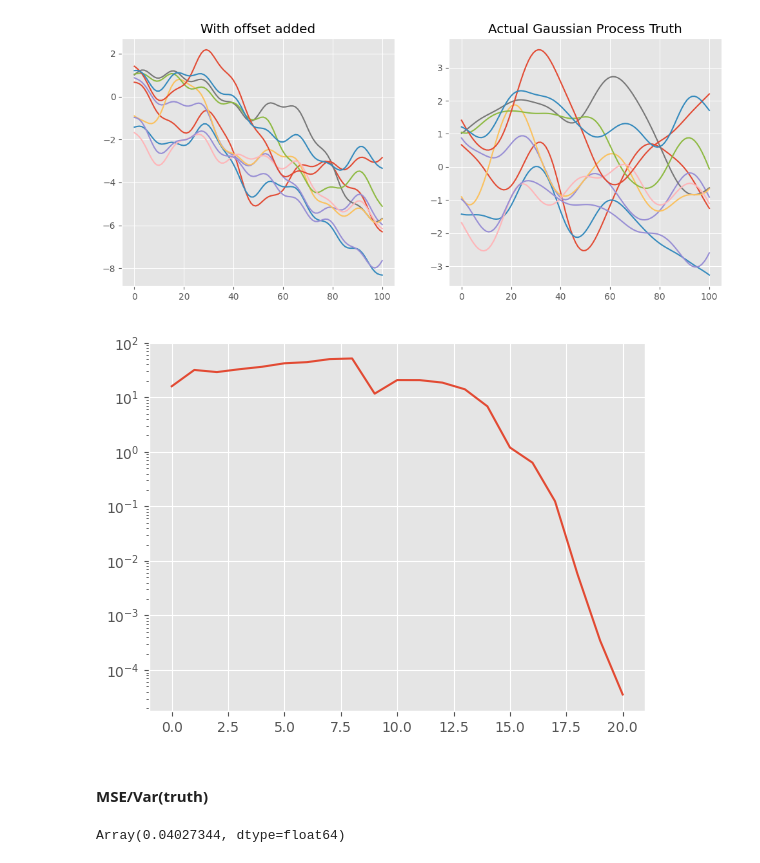
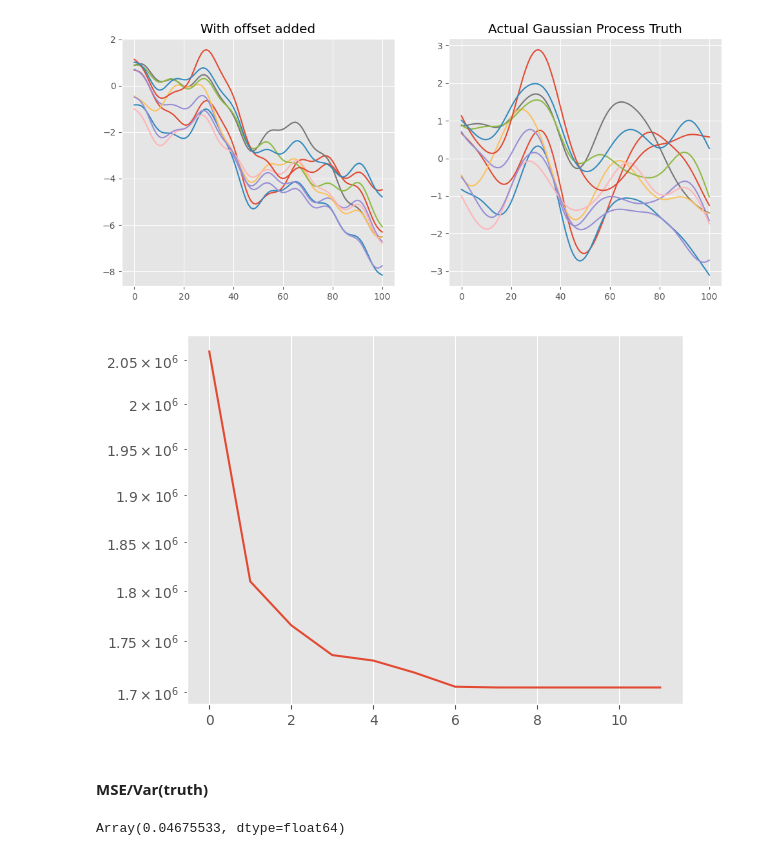
Before and after one commit to ihmeuw-msca/kreg, a Jupyter notebook: examples/basic_example.ipynb, the cells around one changed output. Cells and saved outputs as stored; diff of their text form; code cells hidden in the pictures.

Commit message:
Added a sort to the basic example to line up with the current sorting of covariates. Also, fixed a bug in linesearch we were missing a minus sign in the armijo condition

```diff
--- a/examples/basic_example.ipynb
+++ b/examples/basic_example.ipynb
@@ -18,9 +19,9 @@ plt.style.use("ggplot")
 # %%
-age_grid = jnp.arange(0, 101, 1)
+age_grid = jnp.arange(0., 101, 1)
 location_ids = jnp.arange(0, 1000)
-location_signature = jnp.vstack(
+location_signature = np.sort(jnp.vstack(
     [location_ids % 10, location_ids % 100, location_ids]
-).T
+).T,axis=0)
 
 full_X = cartesian_prod(location_ids, age_grid)
 
@@ -120,6 +121,6 @@ sample_sizes_observed = np.random.choice(
 )
 probs_observed = expit(truth_sample[observed_indices])
 # %% [output]
-[figure, old version]
+[figure, new version]
 # %%
 import pandas as pd
@@ -156,6 +156,7 @@ label_region = pd.DataFrame(
 label_age = pd.DataFrame(dict(age_mid=age_grid))
 label = label_region.merge(label_age, how="cross")
 data = pd.concat([label, data], axis=1)
+data = data.sort_values(["super_region_id", "region_id", "location_id","age_mid"])
 
 kernel_components = [
     KernelComponent(["super_region_id", "region_id", "location_id"], k_region),
@@ -169,8 +170,8 @@ model = KernelRegModel(kernel, likelihood, lam)
 y_opt, conv = model.fit(
     data,
     gtol=5e-4,
-    max_iter=100,
-    cg_maxiter=50,
+    max_iter=50,
+    cg_maxiter=100,
     cg_maxiter_increment=2,
     nystroem_rank=50,
 )
@@ -177,11 +180,11 @@ y_opt, conv = model.fit(
 # %%
-plt.plot(conv["iterate_maxnorm_distances"])
+plt.plot(conv["loss_vals"])
 plt.yscale("log")
 # %% [output]
-[figure, old version]
+[figure, new version]
 # %% [markdown]
 #### MSE/Var(truth)
 # %%
 jnp.mean((y_opt - truth_sample_raw) ** 2) / jnp.var(truth_sample_raw)
 # %% [output]
-Array(0.04027344, dtype=float64)
+Array(0.04675533, dtype=float64)
```
Also changed, not shown: parts of 3 cells of this notebook, 1 other file.
